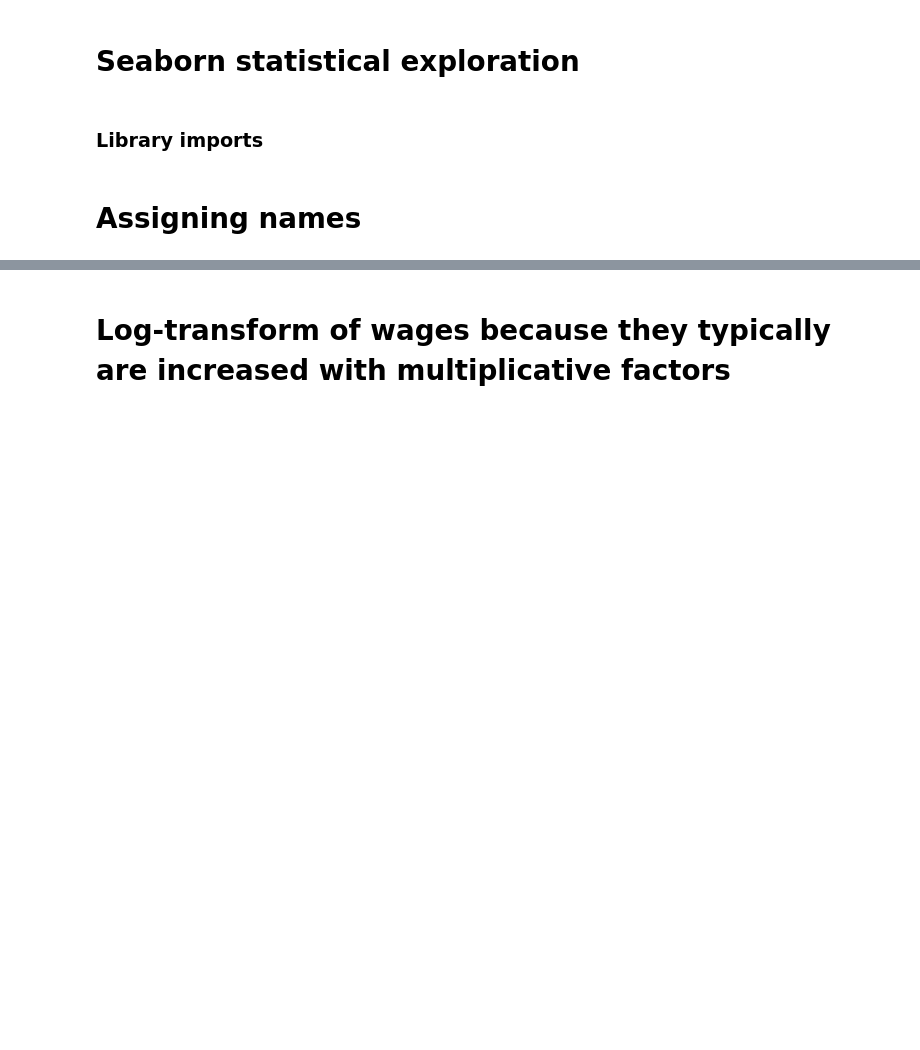
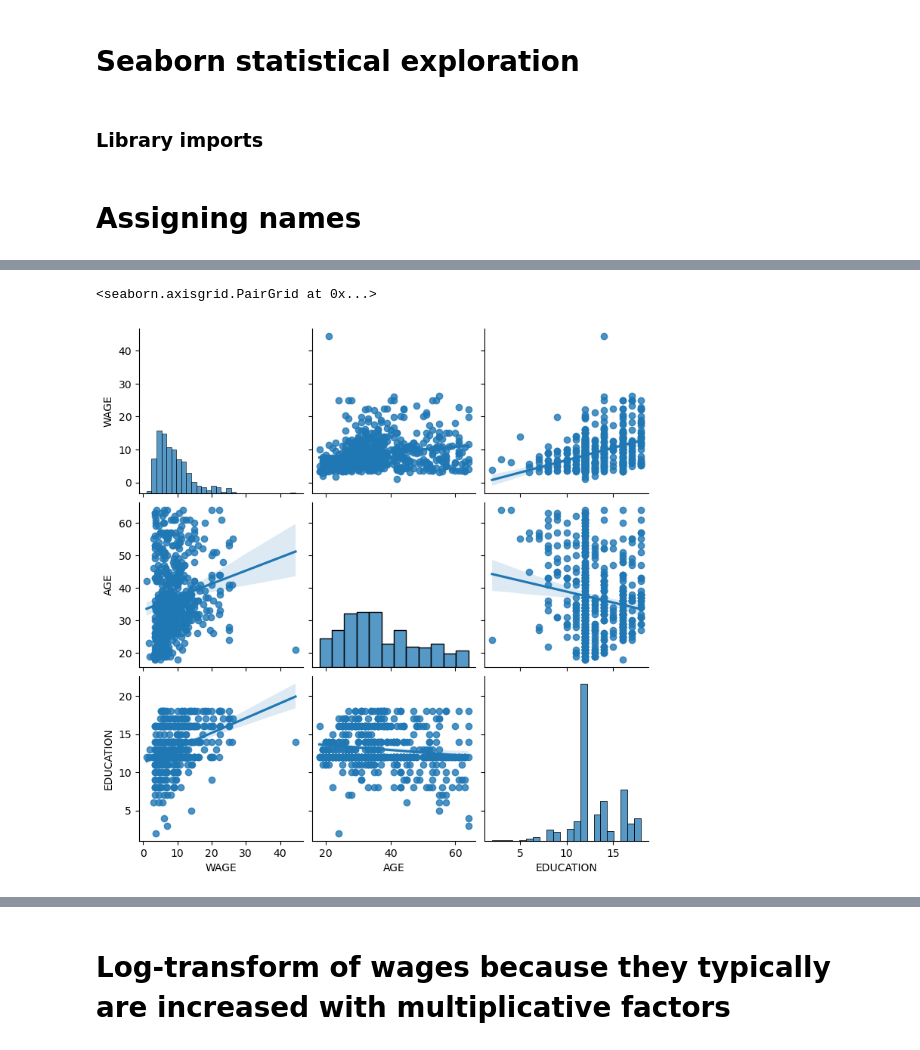
Before and after one commit to ZianneO/BSGP7030PythonStats, a Jupyter notebook: PythonStats.ipynb, the cells around one changed output, grey strips where cells are left out. Saved outputs shown, nothing was run; the diff lists cells and outputs as text; code cells hidden in the pictures; blank space fills up the shorter version.

```diff
--- a/PythonStats.ipynb
+++ b/PythonStats.ipynb
@@ -408,0 +434,6 @@ data.columns = short_names
+# %%
+seaborn.pairplot(data, vars=['WAGE', 'AGE', 'EDUCATION'],
+                 kind='reg')
+# %% [output]
+<seaborn.axisgrid.PairGrid at 0x...>
+[figure, added]
```
Also changed, not shown: parts of 22 cells of this notebook.
